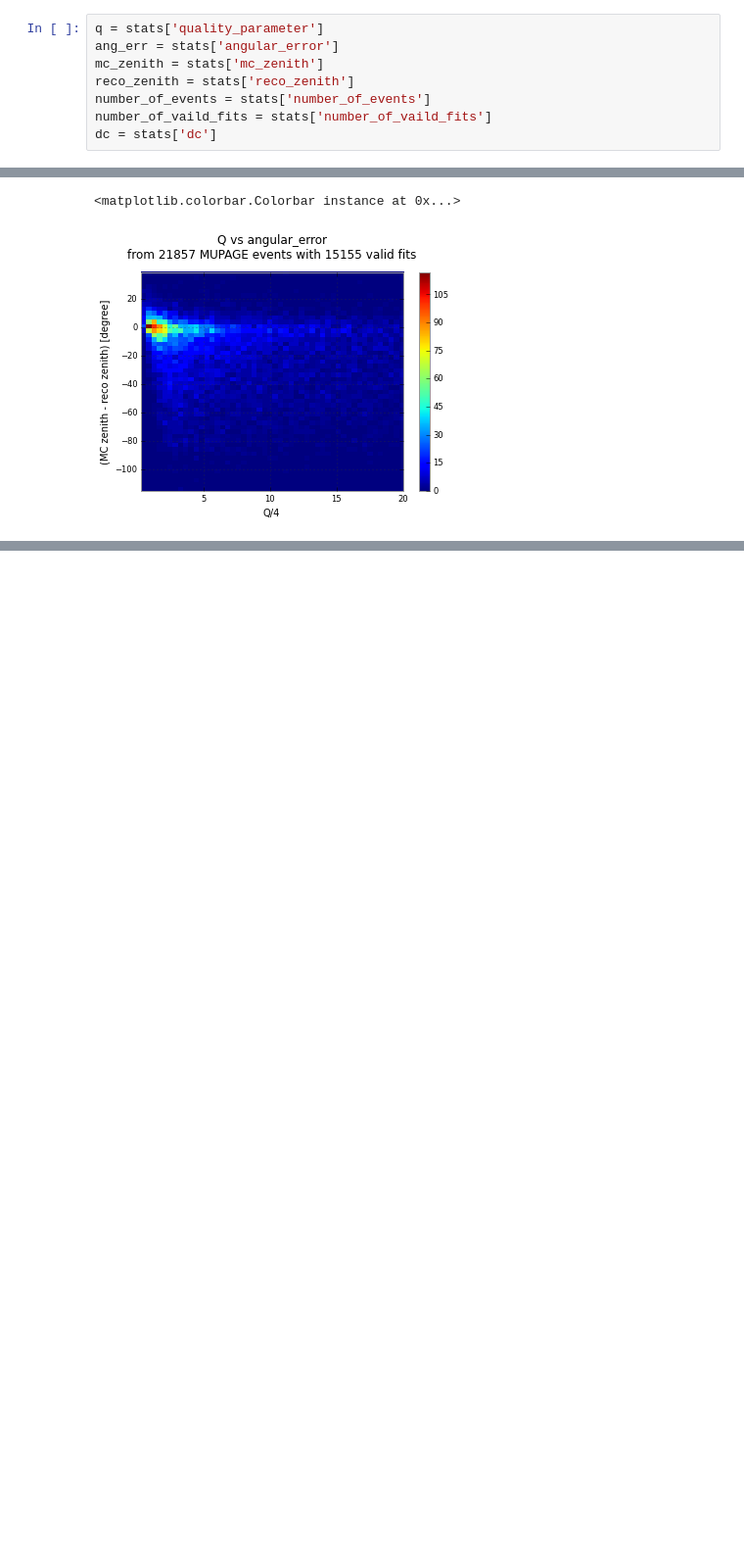
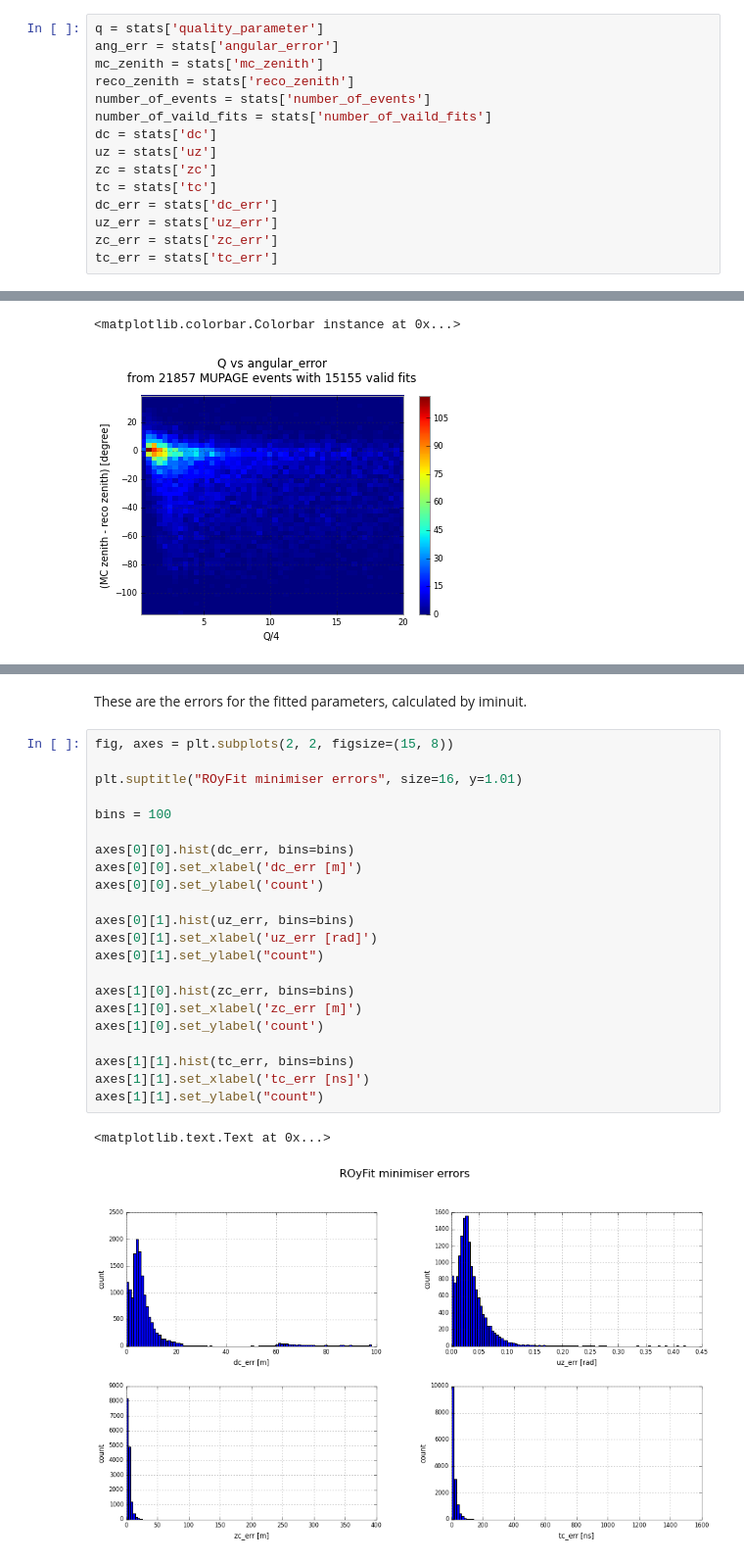
Before and after one commit to tamasgal/royfit, a Jupyter notebook: notebooks/DU-1 reco analysis.ipynb, the cells around one changed output, grey strips where cells are left out. Shown at 98% size. Cells and saved outputs as stored; diff of their text form; blank space fills up the shorter version.

Commit message:
New plots for reco analysis

```diff
--- a/notebooks/DU-1 reco analysis.ipynb
+++ b/notebooks/DU-1 reco analysis.ipynb
@@ -18,6 +18,13 @@ reco_zenith = stats['reco_zenith']
 number_of_events = stats['number_of_events']
 number_of_vaild_fits = stats['number_of_vaild_fits']
 dc = stats['dc']
+uz = stats['uz']
+zc = stats['zc']
+tc = stats['tc']
+dc_err = stats['dc_err']
+uz_err = stats['uz_err']
+zc_err = stats['zc_err']
+tc_err = stats['tc_err']
 # %%
 fig, axes = plt.subplots(1, 2, figsize=(15, 6))
 
@@ -75,0 +83,27 @@ plt.ylabel("count")
+# %% [markdown]
+These are the errors for the fitted parameters, calculated by iminuit.
+# %%
+fig, axes = plt.subplots(2, 2, figsize=(15, 8))
+
+plt.suptitle("ROyFit minimiser errors", size=16, y=1.01)
+
+bins = 100
+
+axes[0][0].hist(dc_err, bins=bins)
+axes[0][0].set_xlabel('dc_err [m]')
+axes[0][0].set_ylabel('count')
+
+axes[0][1].hist(uz_err, bins=bins)
+axes[0][1].set_xlabel('uz_err [rad]')
+axes[0][1].set_ylabel("count")
+
+axes[1][0].hist(zc_err, bins=bins)
+axes[1][0].set_xlabel('zc_err [m]')
+axes[1][0].set_ylabel('count')
+
+axes[1][1].hist(tc_err, bins=bins)
+axes[1][1].set_xlabel('tc_err [ns]')
+axes[1][1].set_ylabel("count")
+# %% [output]
+<matplotlib.text.Text at 0x...>
+[figure, added]
```
Also changed, not shown: parts of 5 cells of this notebook.
